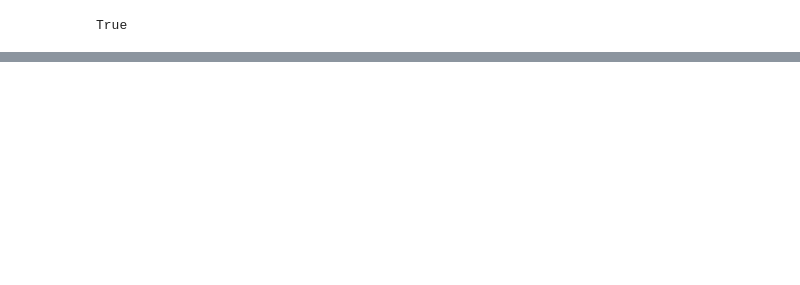
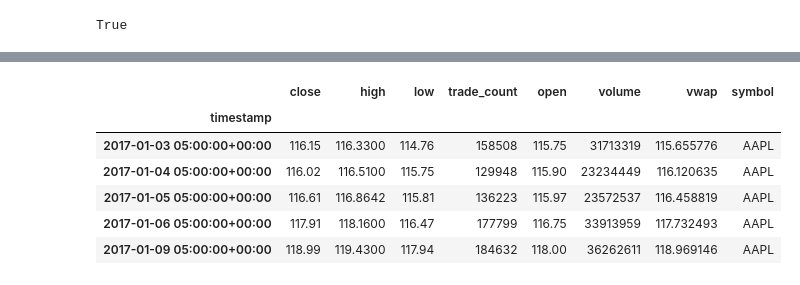
Before and after one commit to Jacobsteen808/Sector_Shuffle-Smart_Rebalance, a Jupyter notebook: project_1.ipynb, the cells around one changed output, grey strips where cells are left out. Cells and saved outputs as stored; diff of their text form; code cells hidden in the pictures; blank space fills up the shorter version.

```diff
--- a/project_1.ipynb
+++ b/project_1.ipynb
@@ -95,0 +107,21 @@ ticker_data_closing.plot()
+# %%
+tickers_1 = ["AMZN", "TSLA", "MCD", "TM", "MSFT", "AAPL", "GOOGL", "JPM", "BAC", "TRST"]
+timeframe= "1Day"
+start_date_1= pd.Timestamp("2017-01-01", tz="America/New_York").isoformat()
+end_date_1= pd.Timestamp("2019-12-31", tz="America/New_York").isoformat()
+ticker_data_1 = api.get_bars(
+    tickers_1,
+    timeframe,
+    start=start_date_1,
+    end=end_date_1
+).df
+
+ticker_data_1.head()
+# %% [output]
+|  | close | high | low | trade_count | open | volume | vwap | symbol |
+| timestamp |  |  |  |  |  |  |  |  |
+| 2017-01-03 05:00:00+00:00 | 116.15 | 116.3300 | 114.76 | 158508 | 115.75 | 31713319 | 115.655776 | AAPL |
+| 2017-01-04 05:00:00+00:00 | 116.02 | 116.5100 | 115.75 | 129948 | 115.90 | 23234449 | 116.120635 | AAPL |
+| 2017-01-05 05:00:00+00:00 | 116.61 | 116.8642 | 115.81 | 136223 | 115.97 | 23572537 | 116.458819 | AAPL |
+| 2017-01-06 05:00:00+00:00 | 117.91 | 118.1600 | 116.47 | 177799 | 116.75 | 33913959 | 117.732493 | AAPL |
+| 2017-01-09 05:00:00+00:00 | 118.99 | 119.4300 | 117.94 | 184632 | 118.00 | 36262611 | 118.969146 | AAPL |
```
Also changed, not shown: parts of 11 cells of this notebook.
